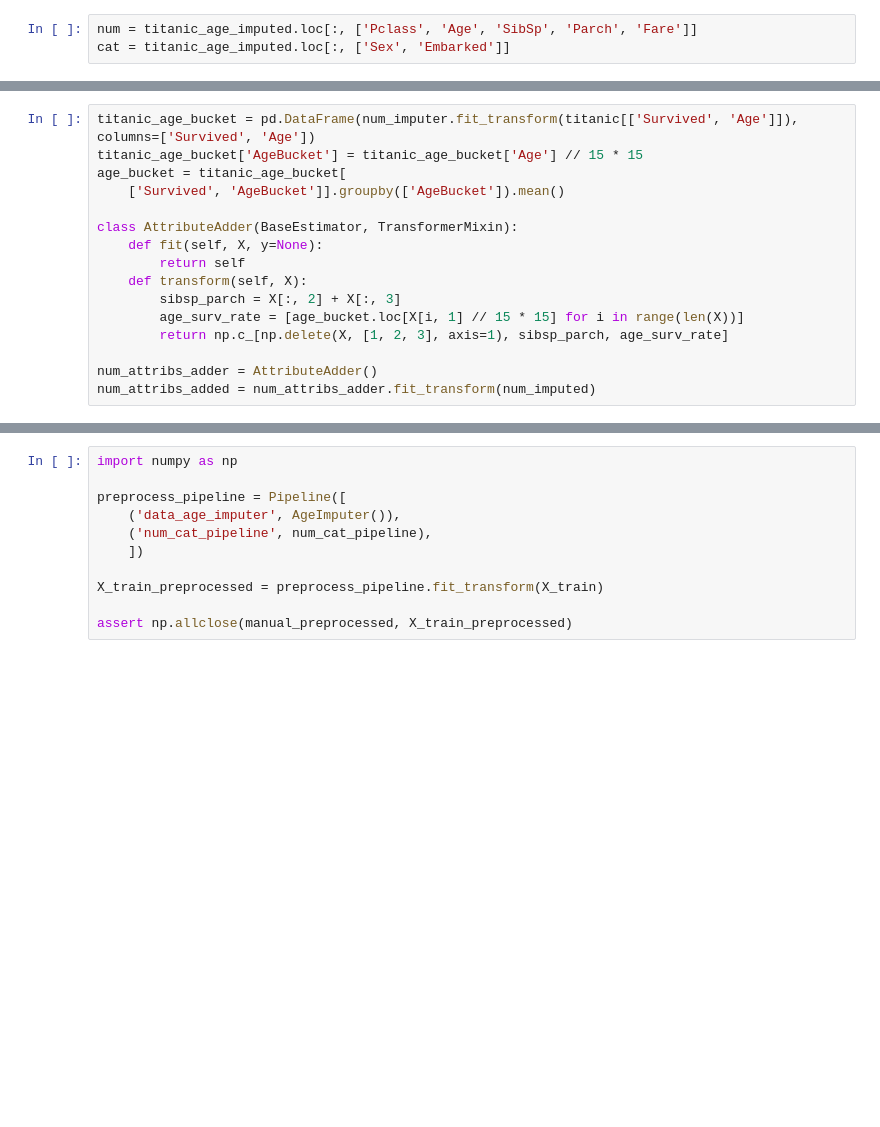
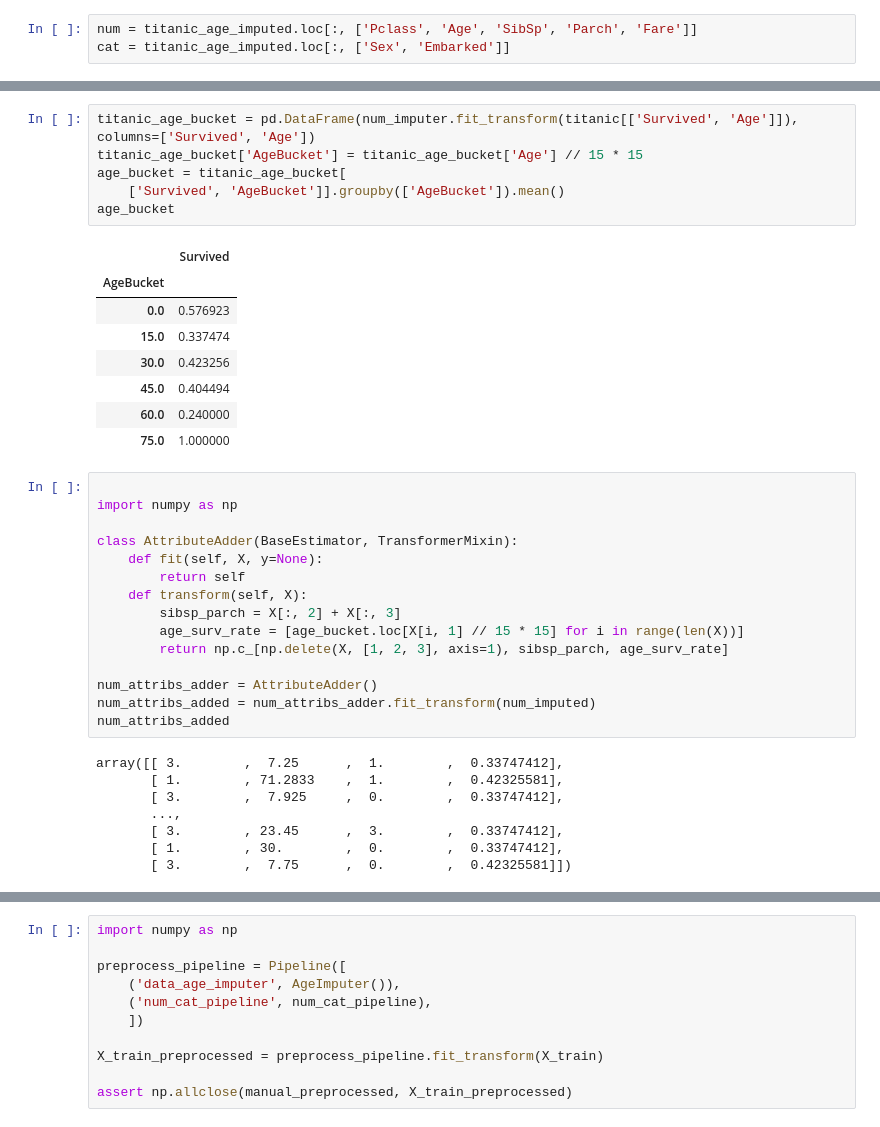
Before and after one commit to vircoding/titanic, a Jupyter notebook: titanic.ipynb, the cells around one changed output, grey strips where cells are left out. Cells and saved outputs as stored; diff of their text form; blank space fills up the shorter version.

```diff
--- a/titanic.ipynb
+++ b/titanic.ipynb
@@ -32,8 +80,21 @@ num_imputed = num_imputer.fit_transform(num)
+# %%
+titanic_age_bucket = pd.DataFrame(num_imputer.fit_transform(titanic[['Survived', 'Age']]), columns=['Survived', 'Age'])
+titanic_age_bucket['AgeBucket'] = titanic_age_bucket['Age'] // 15 * 15
+age_bucket = titanic_age_bucket[
+    ['Survived', 'AgeBucket']].groupby(['AgeBucket']).mean()
+age_bucket
+# %% [output]
+|  | Survived |
+| AgeBucket |  |
+| 0.0 | 0.576923 |
+| 15.0 | 0.337474 |
+| 30.0 | 0.423256 |
+| 45.0 | 0.404494 |
+| 60.0 | 0.240000 |
+| 75.0 | 1.000000 |
 # %%
-titanic_age_bucket = pd.DataFrame(num_imputer.fit_transform(titanic[['Survived', 'Age']]), columns=['Survived', 'Age'])
-titanic_age_bucket['AgeBucket'] = titanic_age_bucket['Age'] // 15 * 15
-age_bucket = titanic_age_bucket[
-    ['Survived', 'AgeBucket']].groupby(['AgeBucket']).mean()
+
+import numpy as np
 
 class AttributeAdder(BaseEstimator, TransformerMixin):
     def fit(self, X, y=None):
@@ -45,6 +106,15 @@ class AttributeAdder(BaseEstimator, TransformerMixin):
 
 num_attribs_adder = AttributeAdder()
 num_attribs_added = num_attribs_adder.fit_transform(num_imputed)
+num_attribs_added
+# %% [output]
+array([[ 3.        ,  7.25      ,  1.        ,  0.33747412],
+       [ 1.        , 71.2833    ,  1.        ,  0.42325581],
+       [ 3.        ,  7.925     ,  0.        ,  0.33747412],
+       ...,
+       [ 3.        , 23.45      ,  3.        ,  0.33747412],
+       [ 1.        , 30.        ,  0.        ,  0.33747412],
+       [ 3.        ,  7.75      ,  0.        ,  0.42325581]])
 # %%
 from sklearn.preprocessing import StandardScaler
 
```
Also changed, not shown: parts of 16 cells of this notebook, 2 other files.
